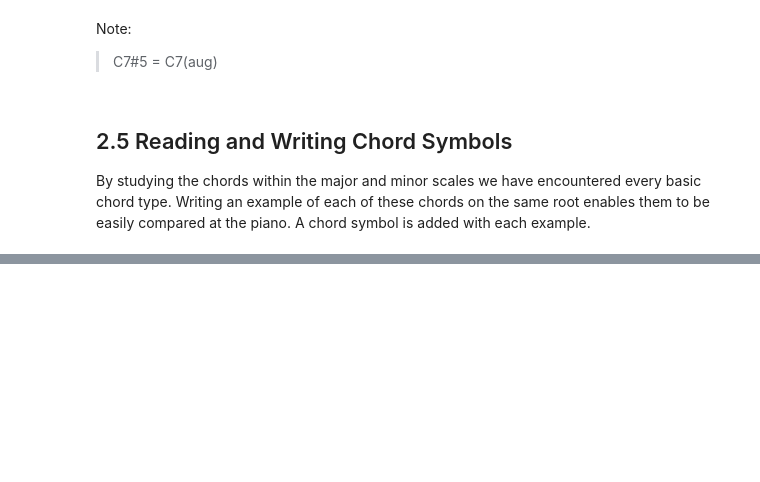
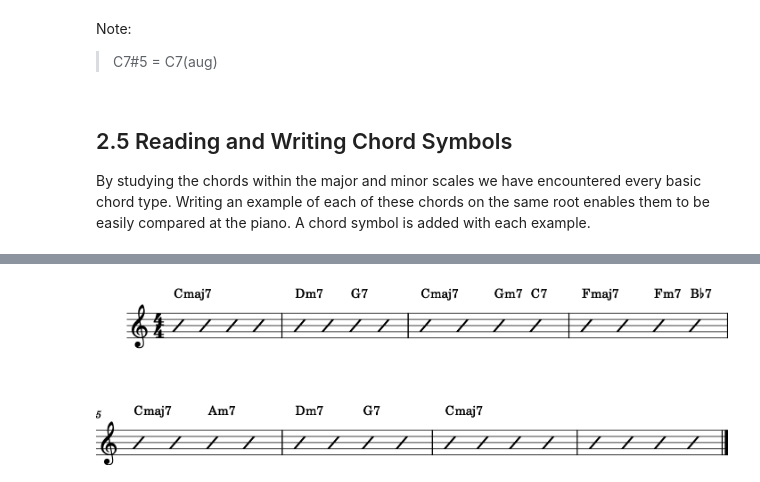
Before and after one commit to cwrightlibrary/JazzNotebooks, a Jupyter notebook: modern-jazz-piano/modern-jazz-piano.ipynb, the cells around one changed output, grey strips where cells are left out. Cells and saved outputs as stored; diff of their text form; code cells hidden in the pictures; blank space fills up the shorter version.

```diff
--- a/modern-jazz-piano/modern-jazz-piano.ipynb
+++ b/modern-jazz-piano/modern-jazz-piano.ipynb
@@ -703,0 +746,7 @@ By studying the chords within the major and minor scales we have encountered eve
+# %%
+notes = "^treble c 4/4^!cmaj7 s/1 s/1 s/1 s/1 !dm7 s/1 s/1 !g7 s/1 s/1 !cmaj7 s/1 s/1 !gm7 s/1 !c7 s/1 !fmaj7 s/1 s/1 !fm7 s/1 !b-7 s/1 ^ "
+notes += "!cmaj7 s/1 s/1 !am7 s/1 s/1 !dm7 s/1 s/1 !g7 s/1 s/1 !cmaj7 s/1 s/1 s/1 s/1 s/1 s/1 s/1 s/1"
+music(notes, True)
+print("")
+music(notes)
+# %% [output]
@@ -703,0 +754 @@ By studying the chords within the major and minor scales we have encountered eve
+[figure, added]
```
Also changed, not shown: parts of 50 cells of this notebook.
